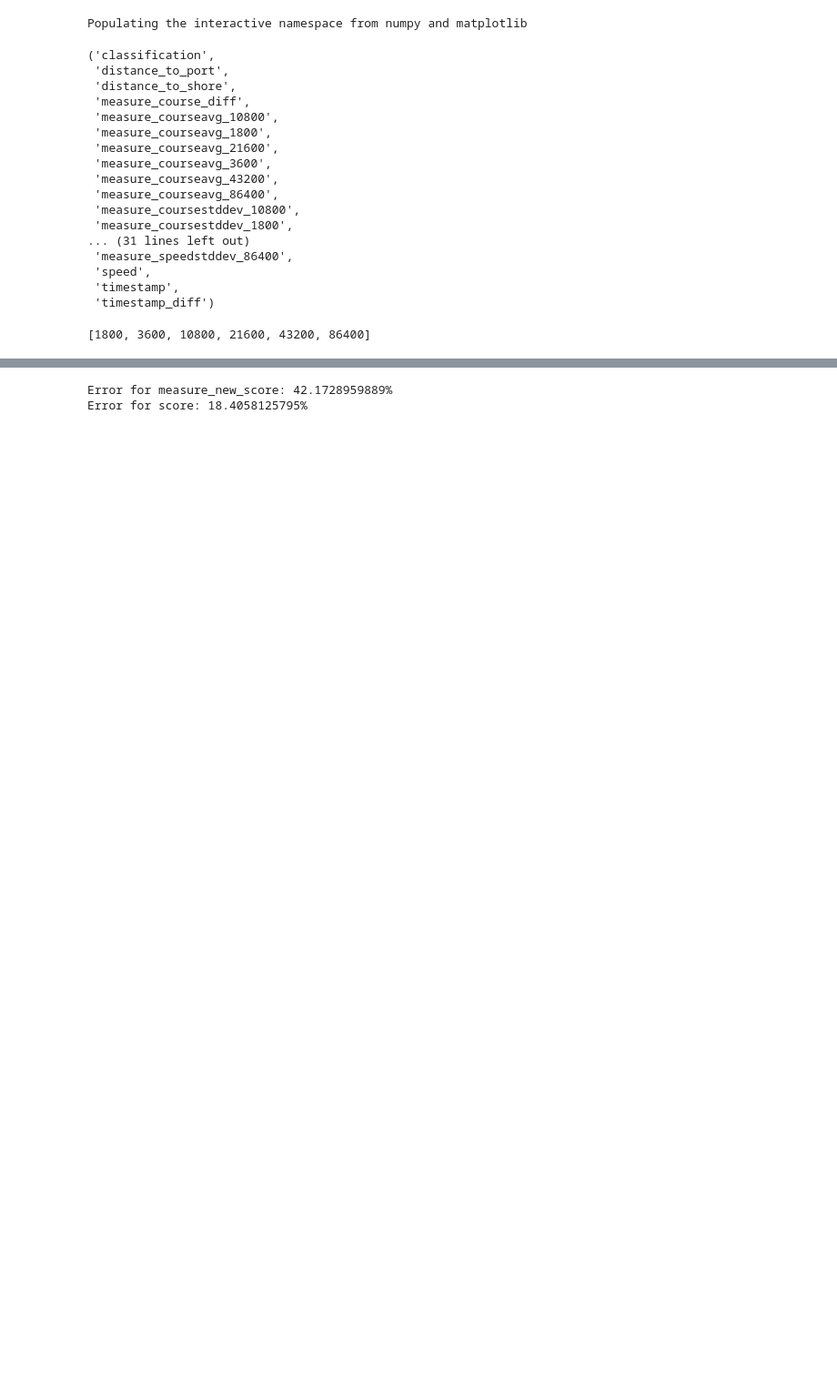
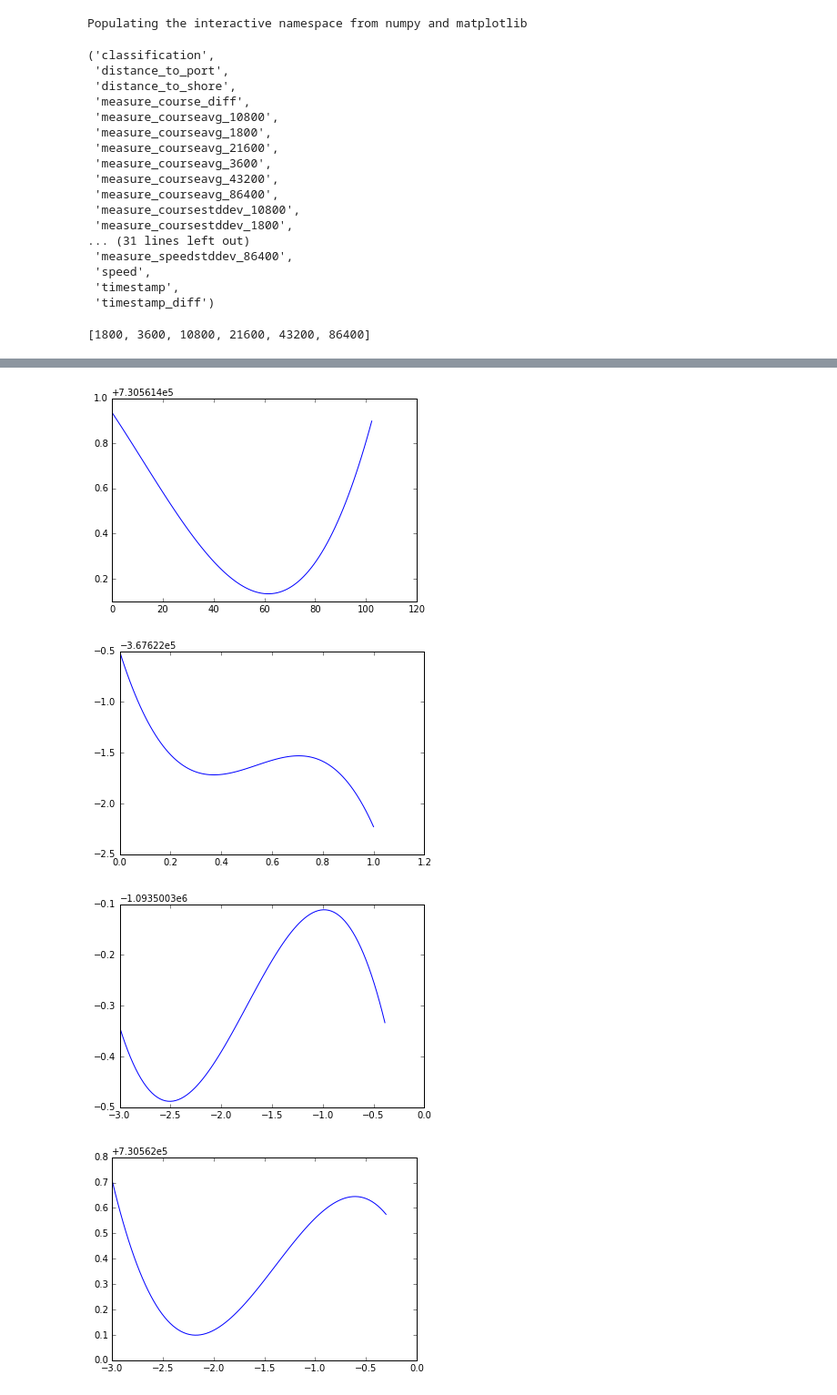
Before and after one commit to marketler/GFW_vessel_scoring, a Jupyter notebook: Score_development.ipynb, the cells around one changed output, grey strips where cells are left out. Shown at 91% size. Cells and saved outputs as stored; diff of their text form; code cells hidden in the pictures; blank space fills up the shorter version.

```diff
--- a/Score_development.ipynb
+++ b/Score_development.ipynb
@@ -104,18 +112,14 @@ show()
-# %%
-total = sum(new_score_fishy[0] + new_score_nonfishy[0])
-non_overlap = sum(abs(new_score_fishy[0] - new_score_nonfishy[0]))
-overlap = total - non_overlap
-error = overlap / total
-
-print "Error for measure_new_score: %s%%" % (error * 100)
-
-
-total = sum(score_fishy[0] + score_nonfishy[0])
-non_overlap = sum(abs(score_fishy[0] - score_nonfishy[0]))
-overlap = total - non_overlap
-error = overlap / total
-
-print "Error for score: %s%%" % (error * 100)
-# %% [output]
-Error for measure_new_score: 42.1728959889%
-Error for score: 18.4058125795%
+# %%
+grade = len(score_args) / len(colnames)
+pos = 0
+for col in colnames:
+    xs = linspace(min(x[col]), max(x[col]), 100)
+    ys = polynomial(xs, *score_args[pos:pos+grade])
+    plot(xs, ys)
+    show()
+    pos += grade
+# %% [output]
+[figure, added]
+[figure, added]
+[figure, added]
+[figure, added]
```
Also changed, not shown: parts of 3 cells of this notebook.
